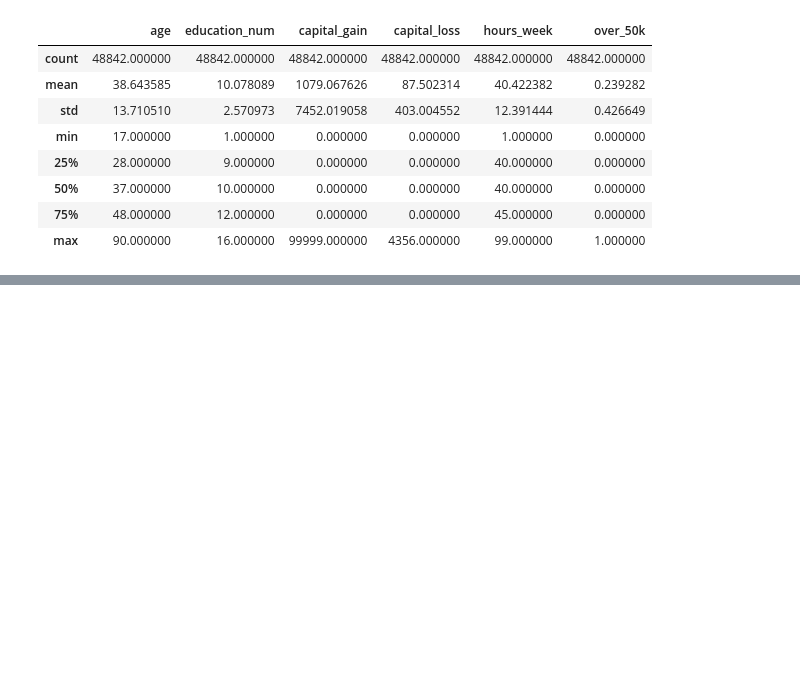
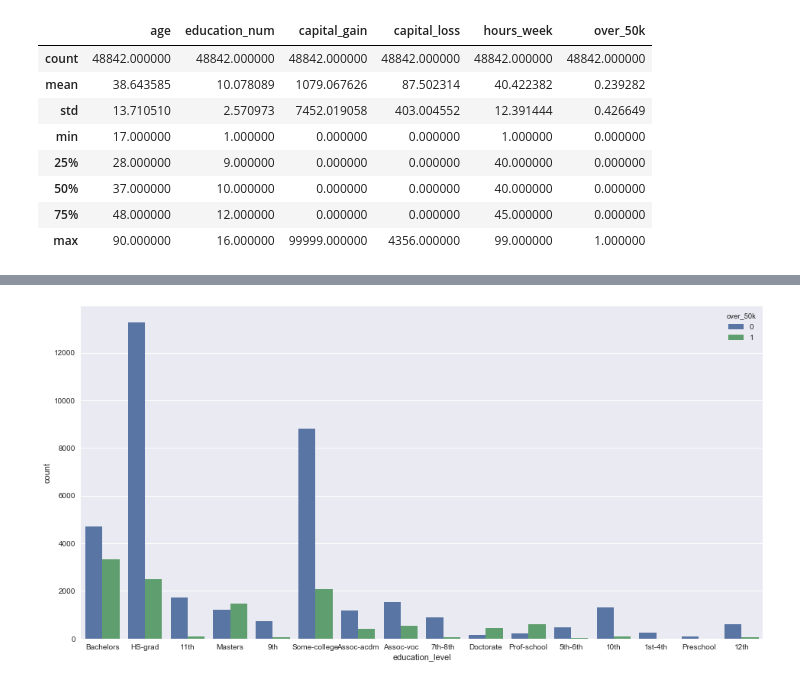
Before and after one commit to courthaworth/data-scientist-exercise01, a Jupyter notebook: RTI_DataScientist_Exercise.ipynb, the cells around one changed output, grey strips where cells are left out. Cells and saved outputs as stored; diff of their text form; code cells hidden in the pictures; blank space fills up the shorter version.

```diff
--- a/RTI_DataScientist_Exercise.ipynb
+++ b/RTI_DataScientist_Exercise.ipynb
@@ -70,0 +161,4 @@ flat_df.describe()
+# %%
+sns_plot = sns.countplot("education_level",hue = "over_50k",data = flat_df)
+# %% [output]
+[figure, added]
```
Also changed, not shown: parts of 22 cells of this notebook, 16 other files.
